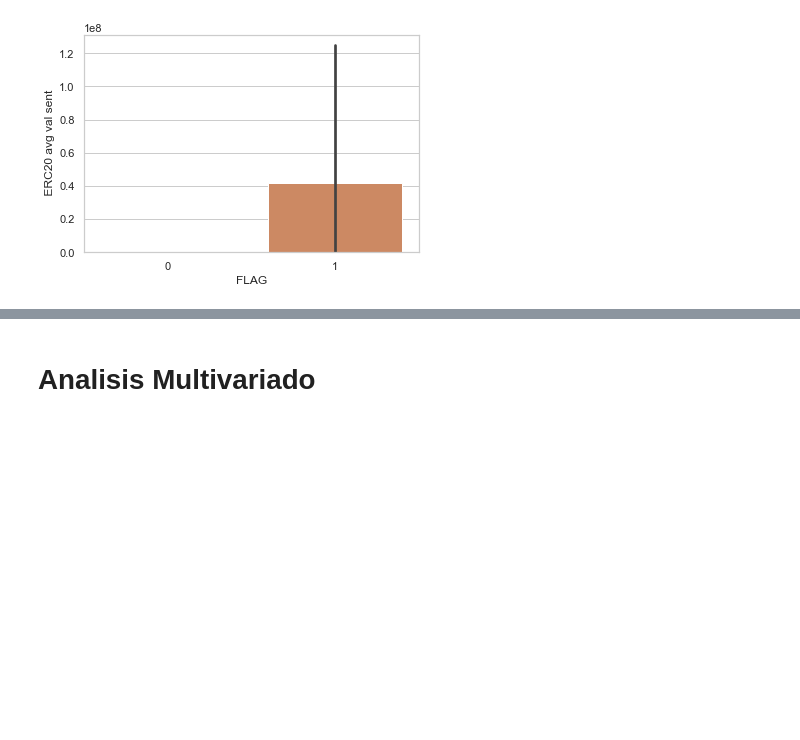
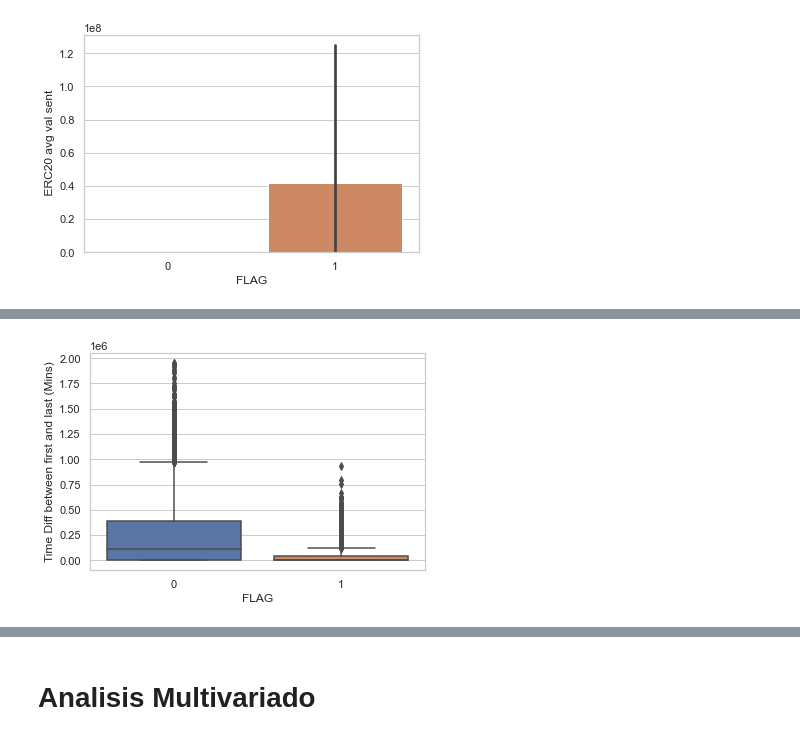
Before and after one commit to federicosanchez18/Proyecto-Fraude-Coder, a Jupyter notebook: Notebook Proyecto Fraude Coder.ipynb, the cells around one changed output, grey strips where cells are left out. Cells and saved outputs as stored; diff of their text form; code cells hidden in the pictures; blank space fills up the shorter version.

```diff
--- a/Notebook Proyecto Fraude Coder.ipynb
+++ b/Notebook Proyecto Fraude Coder.ipynb
@@ -496,0 +572,6 @@ sns.barplot(x='FLAG' , y = " ERC20 avg val sent", data=df)
+# %%
+sns.boxplot(x='FLAG', y='Time Diff between first and last (Mins)', data=df)
+
+plt.show()
+# %% [output]
+[figure, added]
```
Also changed, not shown: parts of 47 cells of this notebook.
